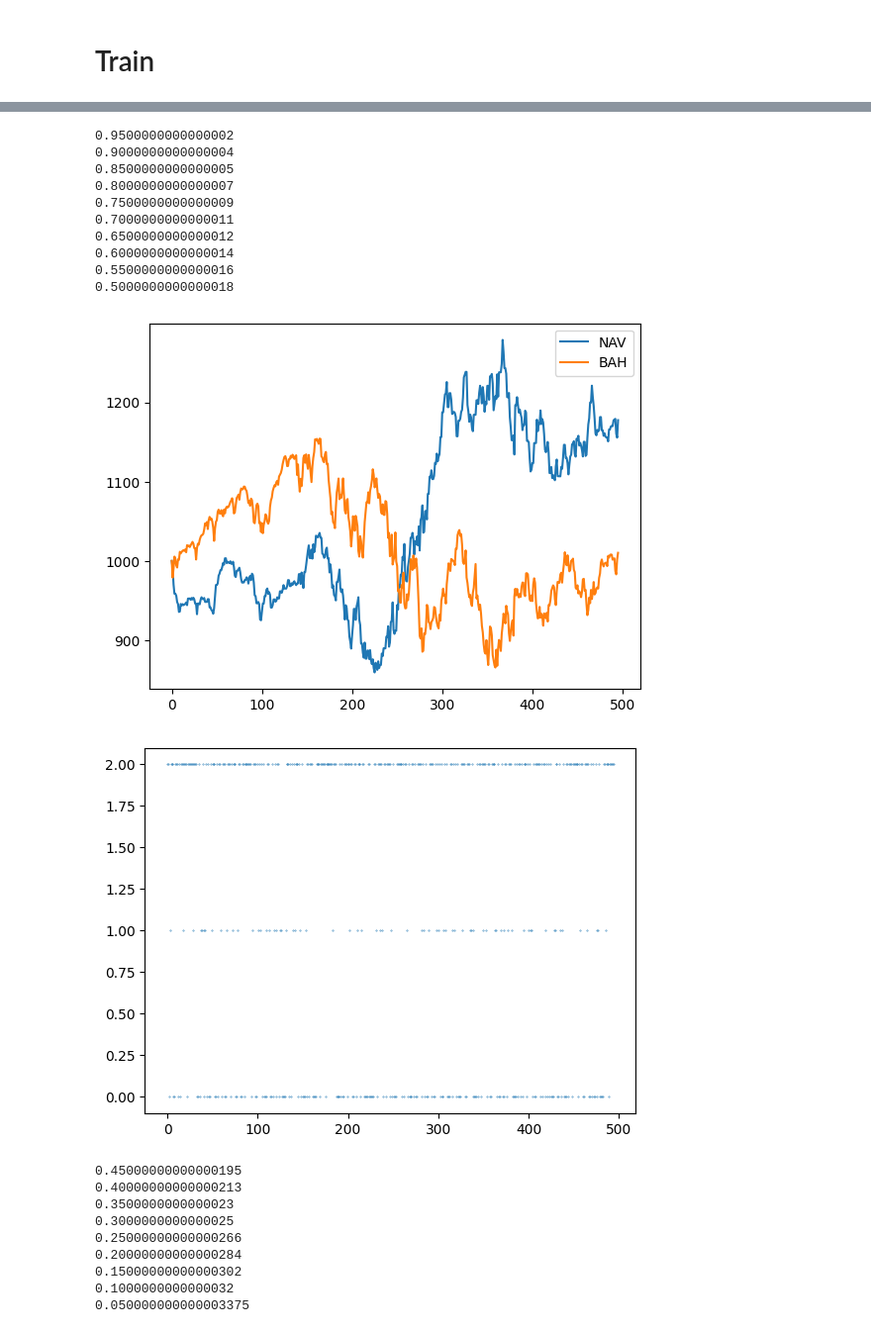
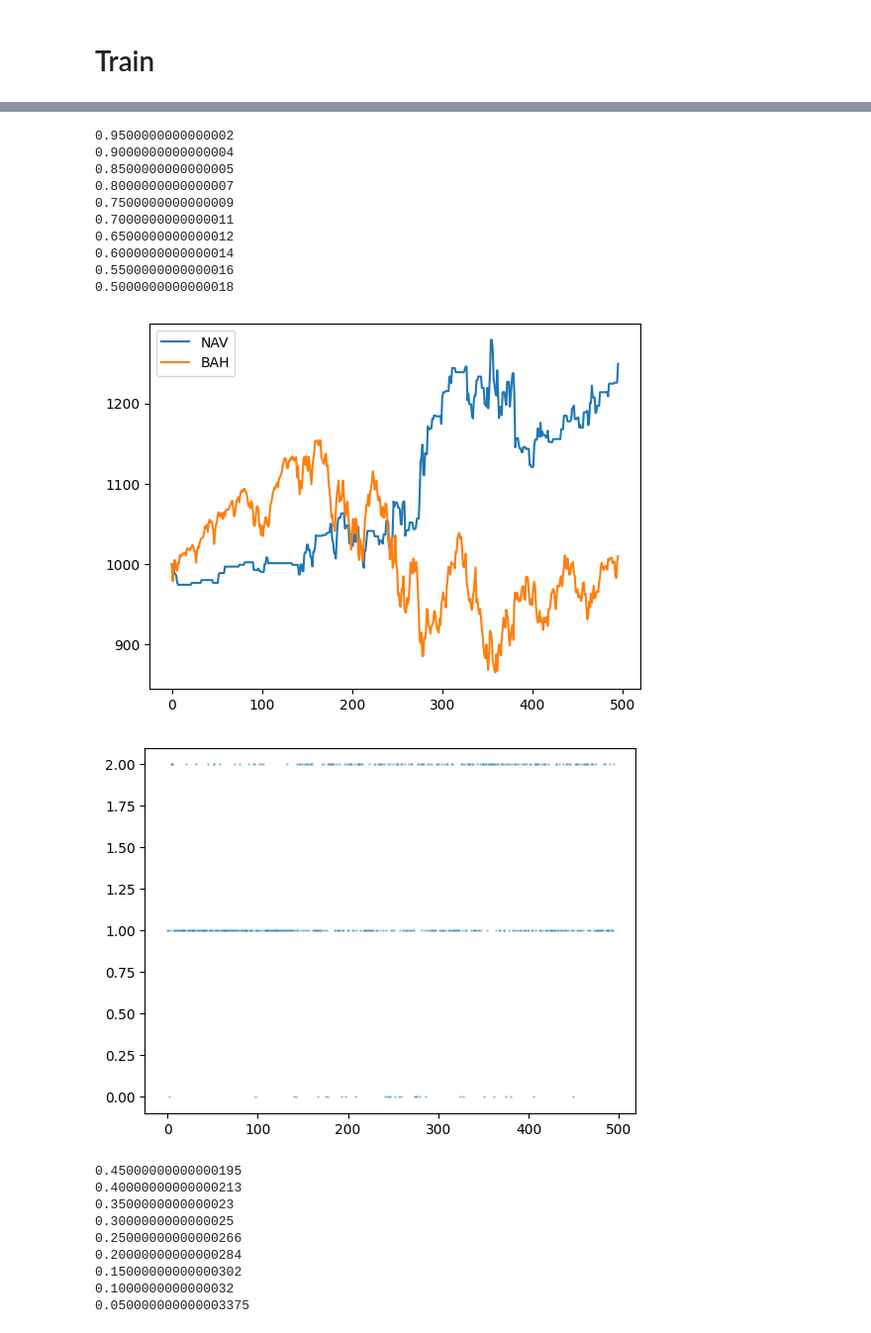
Before and after one commit to cl6530/Risk-Averse-Trading-Agent-Using-Dueling-DDQN-with-Penalized-Reward, a Jupyter notebook: training_test.ipynb, the cells around one changed output, grey strips where cells are left out. Shown: that part at 99% size. Drawn from its saved outputs; the diff is of its cells as text; code cells hidden in the pictures.

```diff
--- a/training_test.ipynb
+++ b/training_test.ipynb
@@ -273,10 +273,10 @@ for i_episode in range(num_episodes):
       #optimize
       if len(memory) < 2:
           continue
-      if EPS > 0:
-        optimize_model(memory,optimizer,policy_net,target_net,device,criterion,0,1)
-      else:
-        optimize_model(memory,optimizer,policy_net,target_net,device,criterion,-0.01,1.5)
+      # if EPS > 0:
+      #   optimize_model(memory,optimizer,policy_net,target_net,device,criterion,0,1)
+      # else:
+      optimize_model(memory,optimizer,policy_net,target_net,device,criterion,-0.01,1.5)
 
       # FIXME: Current Verision using soft update, the paper uses hard updates every 100 step
       target_net_state_dict = target_net.state_dict()
@@ -294,15 +294,15 @@ eval_model(target_net)
 0.9500000000000002
 0.9000000000000004
 0.8500000000000005
 0.8000000000000007
 0.7500000000000009
 0.7000000000000011
 0.6500000000000012
 0.6000000000000014
 0.5500000000000016
 0.5000000000000018
-[figure, old version]
+[figure, new version]
-[figure, old version]
+[figure, new version]
 0.45000000000000195
 0.40000000000000213
 0.3500000000000023
```
Also changed, not shown: parts of 2 cells of this notebook.
